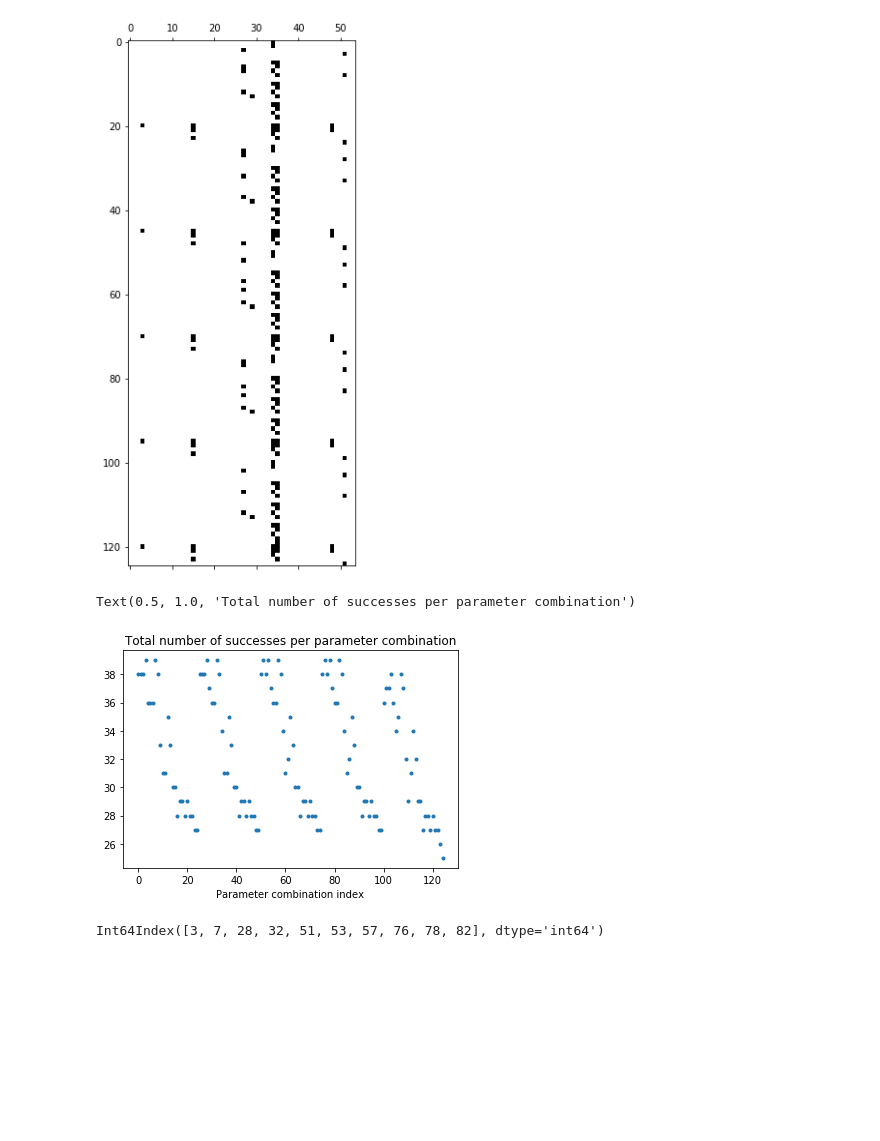
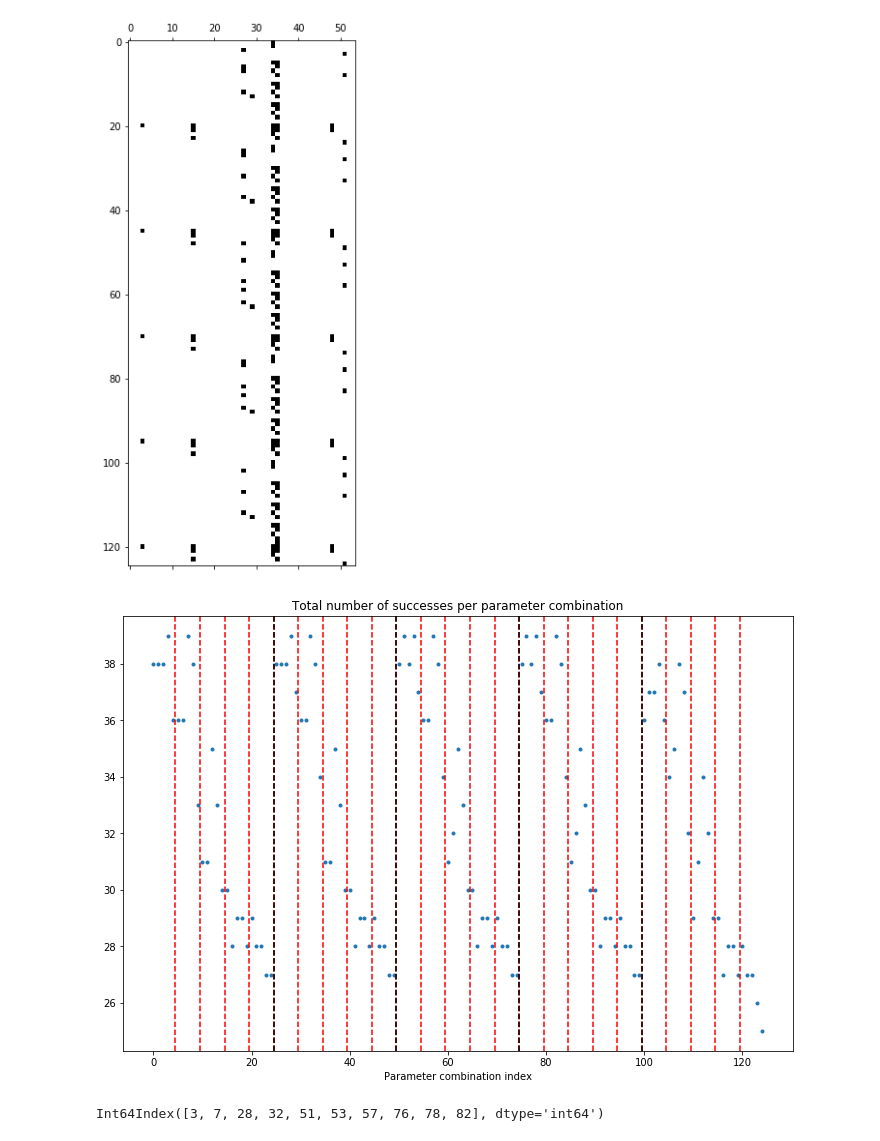
Before and after one commit to oyamad/QuantEcon.py, a Jupyter notebook: quantecon/optimize/okumura/analysis.ipynb, the cells around one changed output. Drawn from its saved outputs; the diff is of its cells as text; code cells hidden in the pictures; blank space fills up the shorter version.

Commit message:
Improve graph

```diff
--- a/quantecon/optimize/okumura/analysis.ipynb
+++ b/quantecon/optimize/okumura/analysis.ipynb
@@ -49,4 +49,10 @@ plt.figure(figsize=(12, 8))
 plt.plot(df_res_success.sum(axis=1), 'o', markersize=3.);
 plt.xlabel('Parameter combination index');
 plt.title('Total number of successes per parameter combination');
+
+for x_val in np.arange(4, 120, 5) + 0.5:
+    plt.axvline(x_val, ls='--', color='red')
+
+for x_val in np.arange(24, 100, 25) + 0.5:
+    plt.axvline(x_val, ls='--', color='black')
 # %% [output]
@@ -99,12 +105,18 @@ plt.spy(np.abs(df_res_success - df_res_success_alt))
 <matplotlib.image.AxesImage at 0x...>
 [figure]
 # %%
+plt.figure(figsize=(12, 8))
 plt.plot(df_res_success_alt.sum(axis=1), 'o', markersize=3.);
 plt.xlabel('Parameter combination index');
 plt.title('Total number of successes per parameter combination')
+
+for x_val in np.arange(4, 120, 5) + 0.5:
+    plt.axvline(x_val, ls='--', color='red')
+
+for x_val in np.arange(24, 100, 25) + 0.5:
+    plt.axvline(x_val, ls='--', color='black')
 # %% [output]
-Text(0.5, 1.0, 'Total number of successes per parameter combination')
-[figure, old version]
+[figure, new version]
 # %%
 # Set of maximizers
 argmax_set_alt = df_res_success[df_res_success_alt.sum(axis=1) == df_res_success_alt.sum(axis=1).max()].index
```
Also changed, not shown: parts of 1 cell of this notebook.
